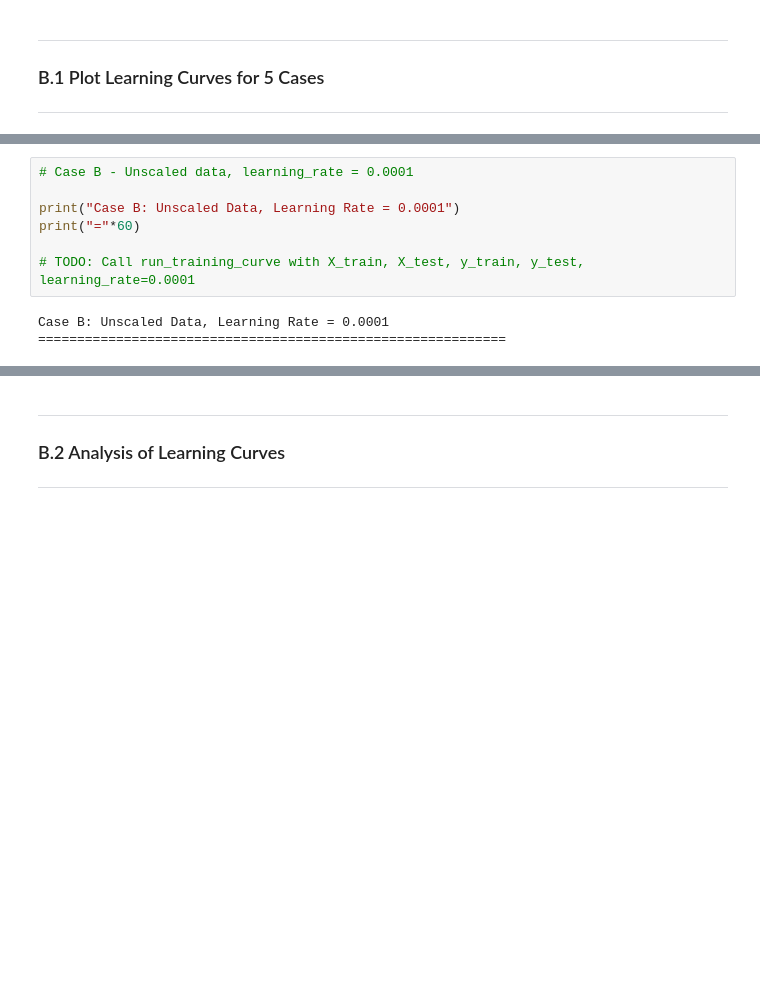
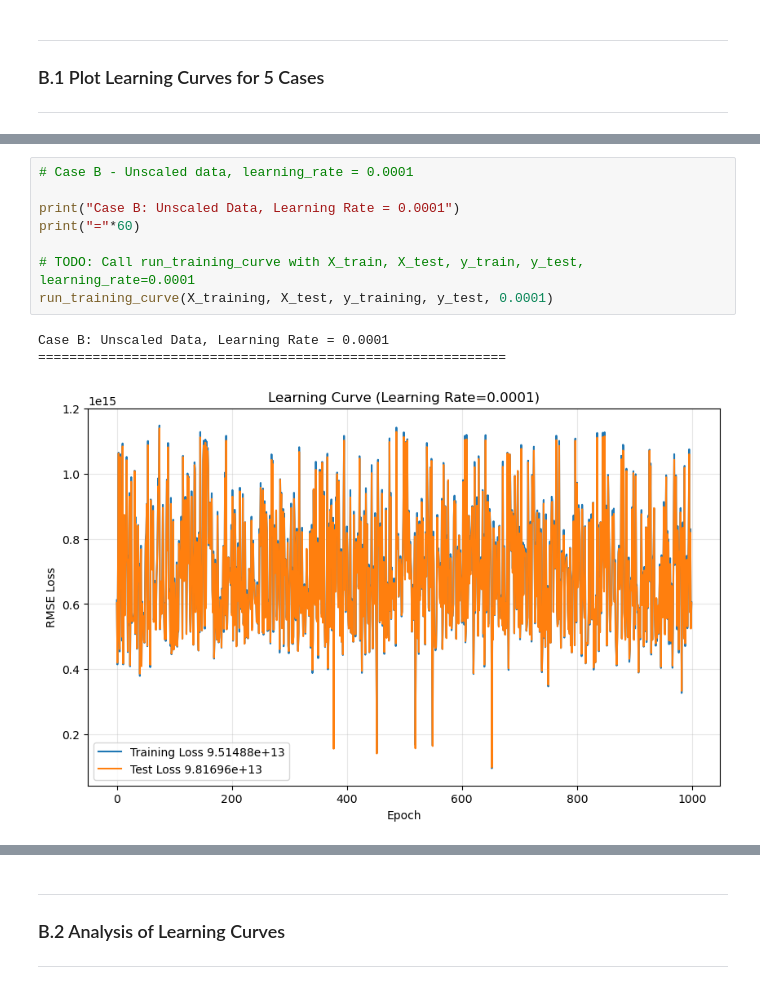
Before and after one commit to LittleVigney/COMPX310, a Jupyter notebook: Lab/Lab6/Lab6.ipynb, the cells around one changed output, grey strips where cells are left out. Cells and saved outputs as stored; diff of their text form; blank space fills up the shorter version.

```diff
--- a/Lab/Lab6/Lab6.ipynb
+++ b/Lab/Lab6/Lab6.ipynb
@@ -544,13 +546,15 @@ Case A: Unscaled Data, Learning Rate = 0.00000001
 # %%
 # Case B - Unscaled data, learning_rate = 0.0001
 
 print("Case B: Unscaled Data, Learning Rate = 0.0001")
 print("="*60)
 
 # TODO: Call run_training_curve with X_train, X_test, y_train, y_test, learning_rate=0.0001
+run_training_curve(X_training, X_test, y_training, y_test, 0.0001)
 # %% [output]
 Case B: Unscaled Data, Learning Rate = 0.0001
 ============================================================
+[figure, added]
 # %%
 # Case C - Scaled data, learning_rate = 0.00000001
 
```
Also changed, not shown: parts of 4 cells of this notebook.
